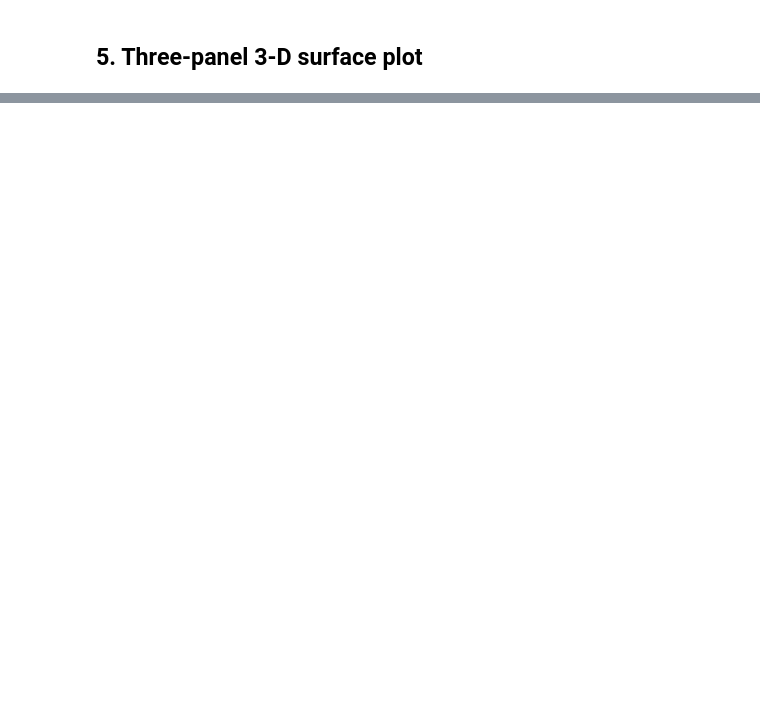
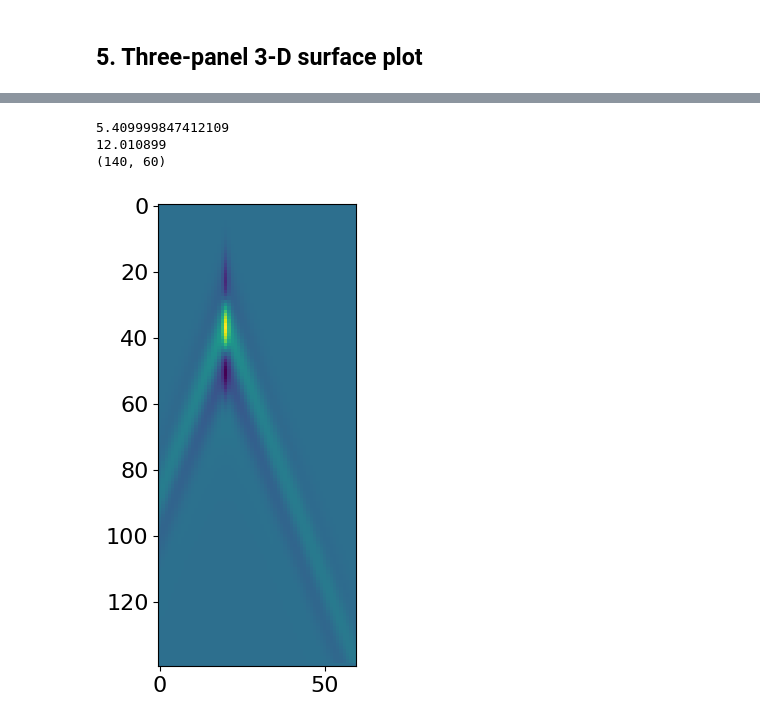
Before and after one commit to AndreyVyaznikovtsev/devito, a Jupyter notebook: examples/seismic/tutorials/18_sh_varying.ipynb, the cells around one changed output, grey strips where cells are left out. Saved outputs shown, nothing was run; the diff lists cells and outputs as text; code cells hidden in the pictures; blank space fills up the shorter version.

```diff
--- a/examples/seismic/tutorials/18_sh_varying.ipynb
+++ b/examples/seismic/tutorials/18_sh_varying.ipynb
@@ -200,3 +227,15 @@ plt.show()
+# %%
+print(f"{model.critical_dt:.15f}")
+print(np.linalg.norm(rec.data))
+print(rec.data.shape)
+np.save("sh_varying_rec.npy", rec.data)
+plt.imshow(rec.data)
+plt.show()
+# %% [output]
+5.409999847412109
+12.010899
+(140, 60)
+[figure, added]
 # %%
 print(op)
 # %% [output]
```
Also changed, not shown: parts of 9 cells of this notebook, 3 other files.
